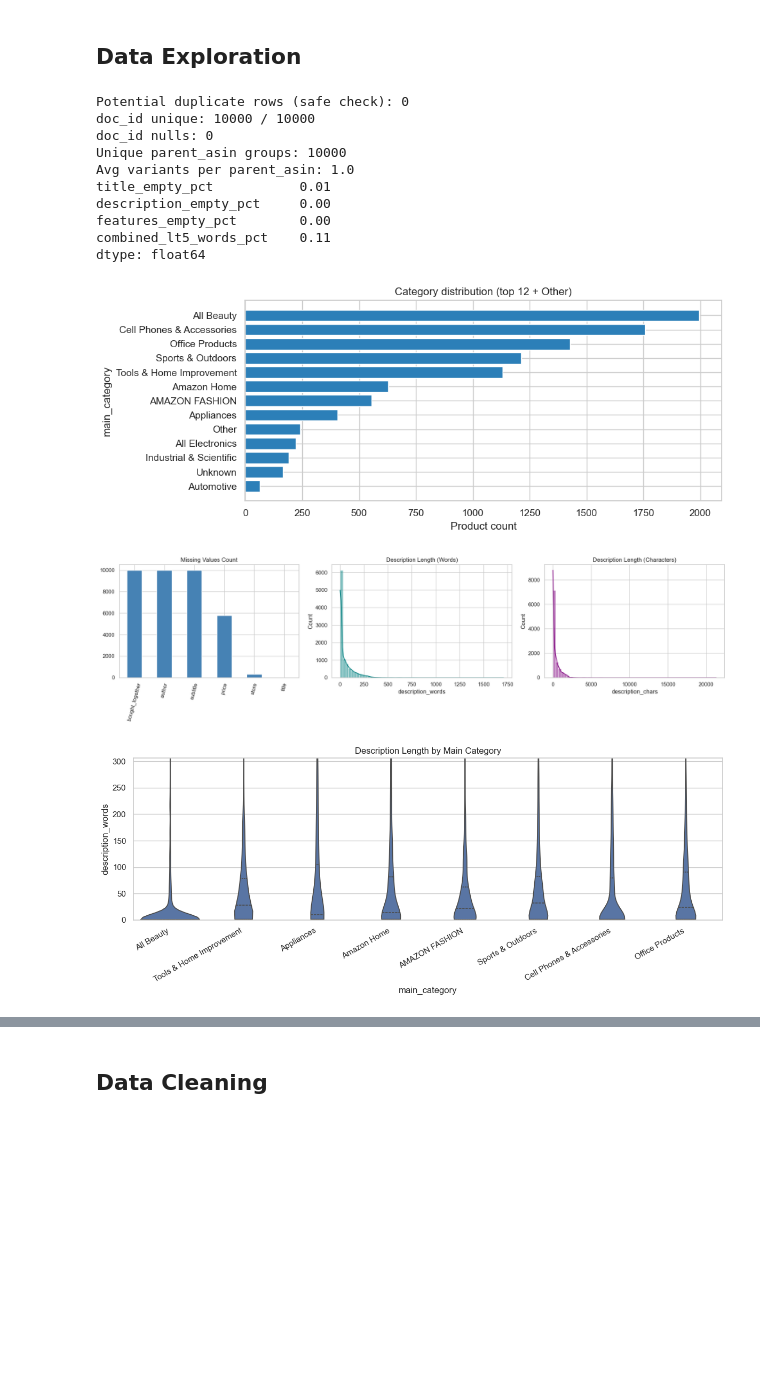
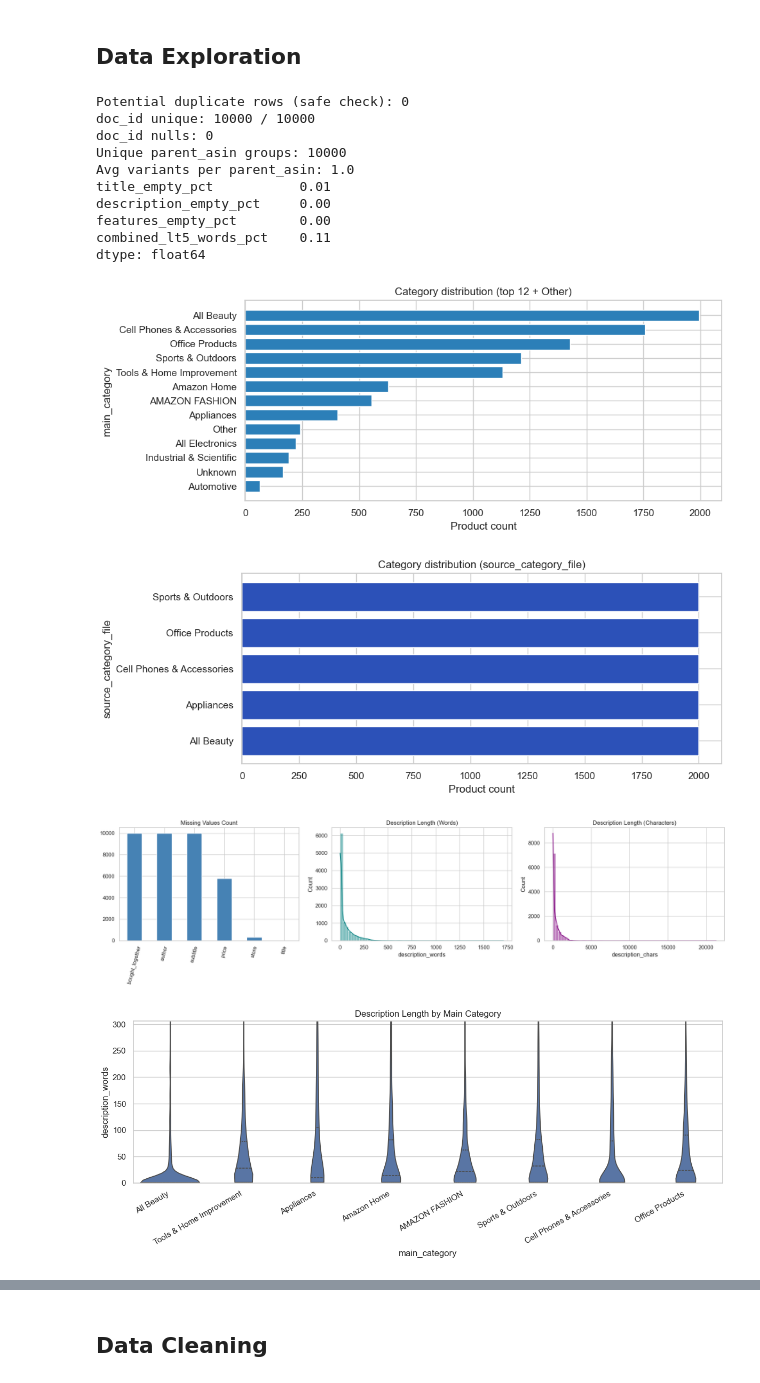
Before and after one commit to Famosaya-Bobola/Enhanced-Product-Discovery, a Jupyter notebook: product-retrieval-implementation.ipynb, the cells around one changed output, grey strips where cells are left out. Saved outputs shown, nothing was run; the diff lists cells and outputs as text; code cells hidden in the pictures; blank space fills up the shorter version.

Commit message:
Product Category Distribution and Latency Plot

```diff
--- a/product-retrieval-implementation.ipynb
+++ b/product-retrieval-implementation.ipynb
@@ -163,6 +163,20 @@ if "main_category" in eda_df.columns:
     plt.tight_layout()
     plt.show()
 
+# Category distribution (source_category_file
+if "source_category_file" in eda_df.columns:
+    cat_s = eda_df["source_category_file"].fillna("Unknown").astype(str).str.strip().replace("", "Unknown")
+    plot_vc = cat_s.value_counts()
+    plot_vc = plot_vc.sort_values(ascending=True)
+    plt.figure(figsize=(10, max(4, 0.32 * len(plot_vc))))
+    plt.barh(plot_vc.index.astype(str), plot_vc.values, color="#2c51b8")
+    plt.xlabel("Product count")
+    plt.ylabel("source_category_file")
+    plt.title("Category distribution (source_category_file)"
+    )
+    plt.tight_layout()
+    plt.show()
+
 fig, axes = plt.subplots(1, 3, figsize=(18, 5))
 if len(missing) > 0:
     missing.plot(kind="bar", ax=axes[0], color="steelblue")
@@ -176,35 +190,36 @@ sns.histplot(eda_df["description_chars"], bins=60, kde=True, ax=axes[2], color="
 axes[2].set_title("Description Length (Characters)")
 
 plt.tight_layout()
 plt.show()
 
 top_cats = eda_df["main_category"].fillna("Unknown").value_counts().head(8).index
 cat_df = eda_df[eda_df["main_category"].fillna("Unknown").isin(top_cats)].copy()
 cat_df["main_category"] = cat_df["main_category"].fillna("Unknown")
 
 plt.figure(figsize=(12, 5))
 sns.violinplot(data=cat_df, x="main_category", y="description_words", inner="quartile", cut=0)
 plt.xticks(rotation=30, ha="right")
 plt.ylim(0, np.percentile(cat_df["description_words"], 99))
 plt.title("Description Length by Main Category")
 plt.tight_layout()
 plt.show()
 
 eda_df[["description_words", "description_chars", "combined_words"]].describe(percentiles=[0.5, 0.9, 0.95, 0.99])
 # %% [output]
 Potential duplicate rows (safe check): 0
 doc_id unique: 10000 / 10000
 doc_id nulls: 0
 Unique parent_asin groups: 10000
 Avg variants per parent_asin: 1.0
 title_empty_pct           0.01
 description_empty_pct     0.00
 features_empty_pct        0.00
 combined_lt5_words_pct    0.11
 dtype: float64
 [figure]
-[figure, old version]
+[figure, new version]
-[figure, old version]
+[figure, new version]
+[figure, added]
 |  | description_words | description_chars | combined_words |
 | count | 10000.00000 | 10000.000000 | 10000.000000 |
 | mean | 48.02980 | 311.446800 | 134.798700 |
```
Also changed, not shown: parts of 3 cells of this notebook, 6 other files.
